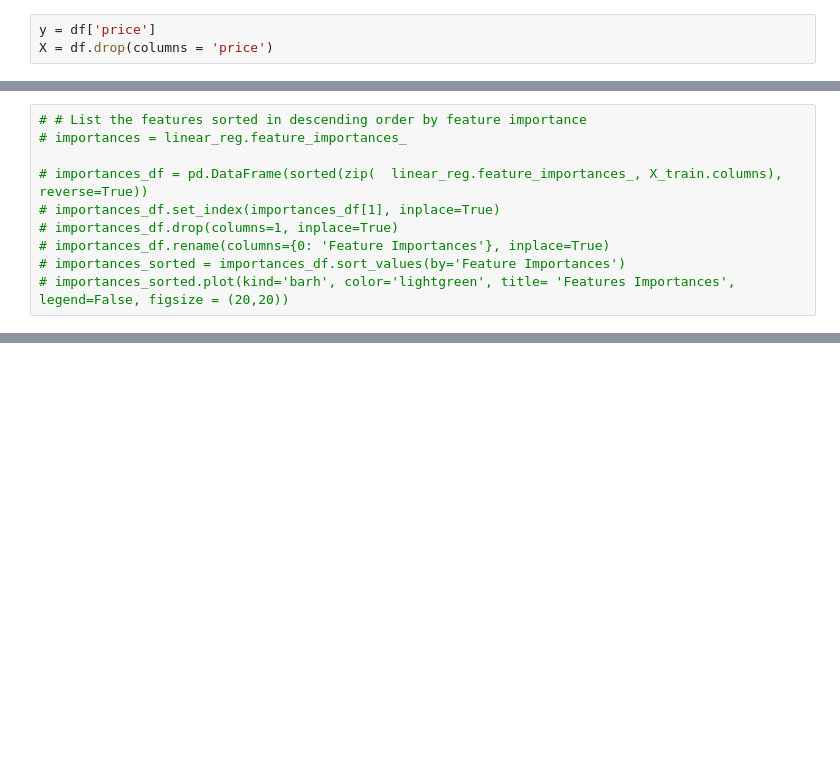
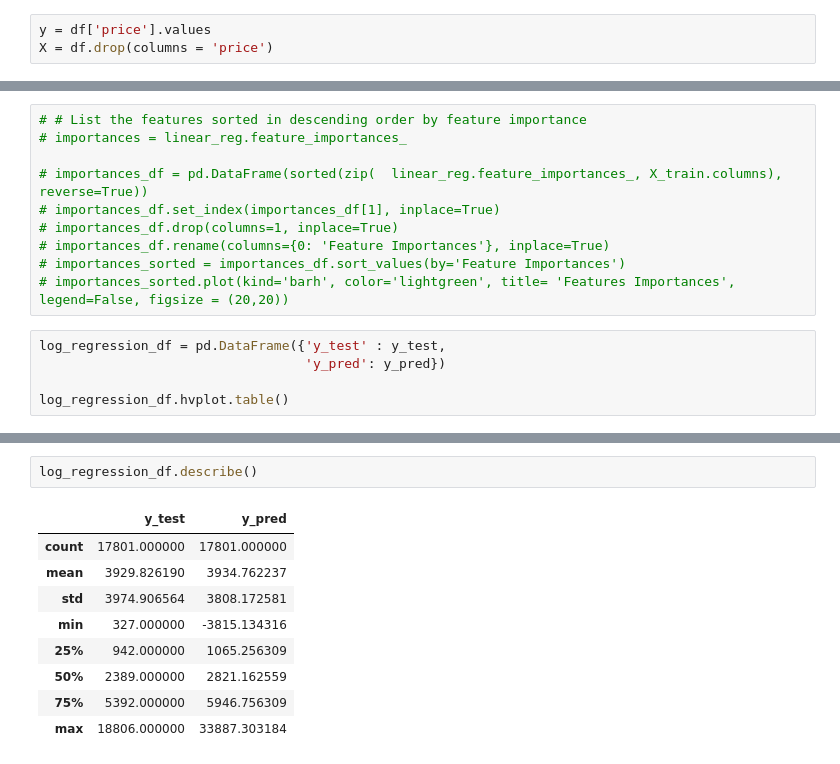
Before and after one commit to boranova/Diamond-Prices-Machine-Learning, a Jupyter notebook: Linear_models_v.ipynb, the cells around one changed output, grey strips where cells are left out. Saved outputs shown, nothing was run; the diff lists cells and outputs as text; blank space fills up the shorter version.

```diff
--- a/Linear_models_v.ipynb
+++ b/Linear_models_v.ipynb
@@ -21,7 +25,7 @@ df.head()
 | 5 | 0.31 | 63.3 | 58.0 | 335 | 4.34 | 4.35 | 2.75 | 0 | 0 | 0 | ... | ... |
 5 rows × 27 columns
 # %%
-y = df['price']
+y = df['price'].values
 X = df.drop(columns = 'price')
 # %% [markdown]
 # Scale the data
@@ -155,3 +159,8 @@ results.to_csv('Resources/Linear_models_results.csv')
 # importances_df.rename(columns={0: 'Feature Importances'}, inplace=True)
 # importances_sorted = importances_df.sort_values(by='Feature Importances')
 # importances_sorted.plot(kind='barh', color='lightgreen', title= 'Features Importances', legend=False, figsize = (20,20))
+# %%
+log_regression_df = pd.DataFrame({'y_test' : y_test,
+                                  'y_pred': y_pred})
+
+log_regression_df.hvplot.table()
@@ -157,0 +169,12 @@ results.to_csv('Resources/Linear_models_results.csv')
+# %%
+log_regression_df.describe()
+# %% [output]
+|  | y_test | y_pred |
+| count | 17801.000000 | 17801.000000 |
+| mean | 3929.826190 | 3934.762237 |
+| std | 3974.906564 | 3808.172581 |
+| min | 327.000000 | -3815.134316 |
+| 25% | 942.000000 | 1065.256309 |
+| 50% | 2389.000000 | 2821.162559 |
+| 75% | 5392.000000 | 5946.756309 |
+| max | 18806.000000 | 33887.303184 |
```
Also changed, not shown: parts of 3 cells of this notebook.
